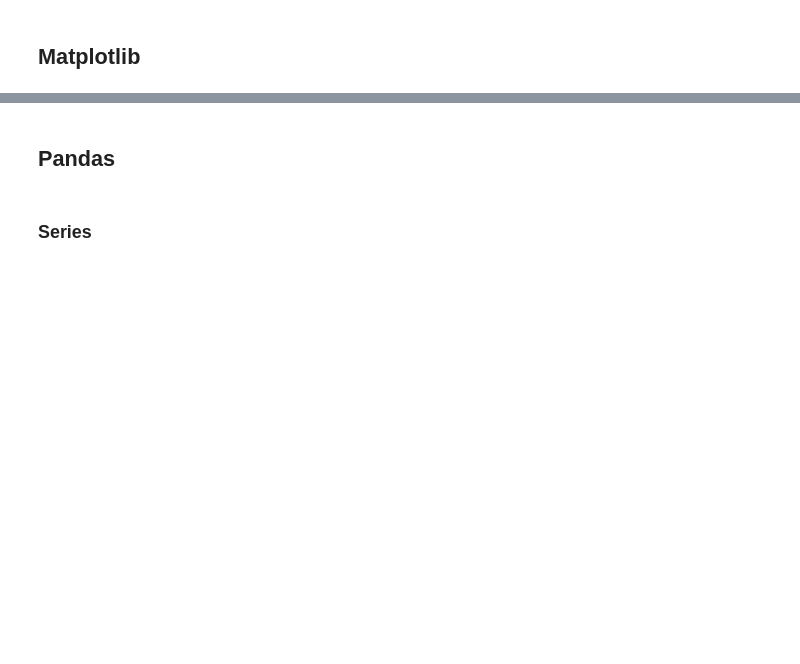
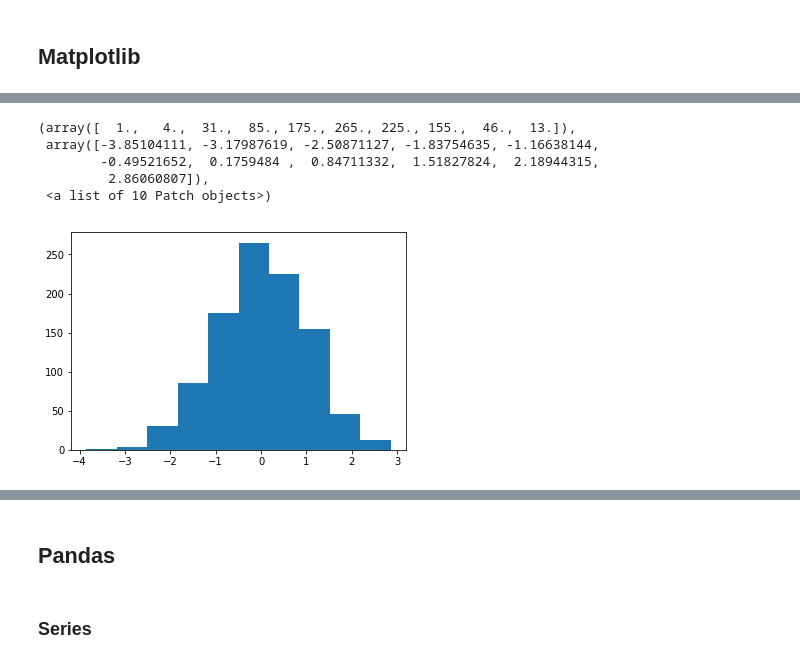
Before and after one commit to sivico26/ML-biocomp, a Jupyter notebook: notebooks/lectures/python.ipynb, the cells around one changed output, grey strips where cells are left out. Drawn from its saved outputs; the diff is of its cells as text; code cells hidden in the pictures; blank space fills up the shorter version.

```diff
--- a/notebooks/lectures/python.ipynb
+++ b/notebooks/lectures/python.ipynb
@@ -294,0 +314,9 @@ print(np.median(x), np.median(x, axis=-1), x.std())
+# %%
+plt.hist(np.random.randn(1000))
+# %% [output]
+(array([  1.,   4.,  31.,  85., 175., 265., 225., 155.,  46.,  13.]),
+ array([-3.85104111, -3.17987619, -2.50871127, -1.83754635, -1.16638144,
+        -0.49521652,  0.1759484 ,  0.84711332,  1.51827824,  2.18944315,
+         2.86060807]),
+ <a list of 10 Patch objects>)
+[figure, added]
```
Also changed, not shown: parts of 13 cells of this notebook, 2 other files.
